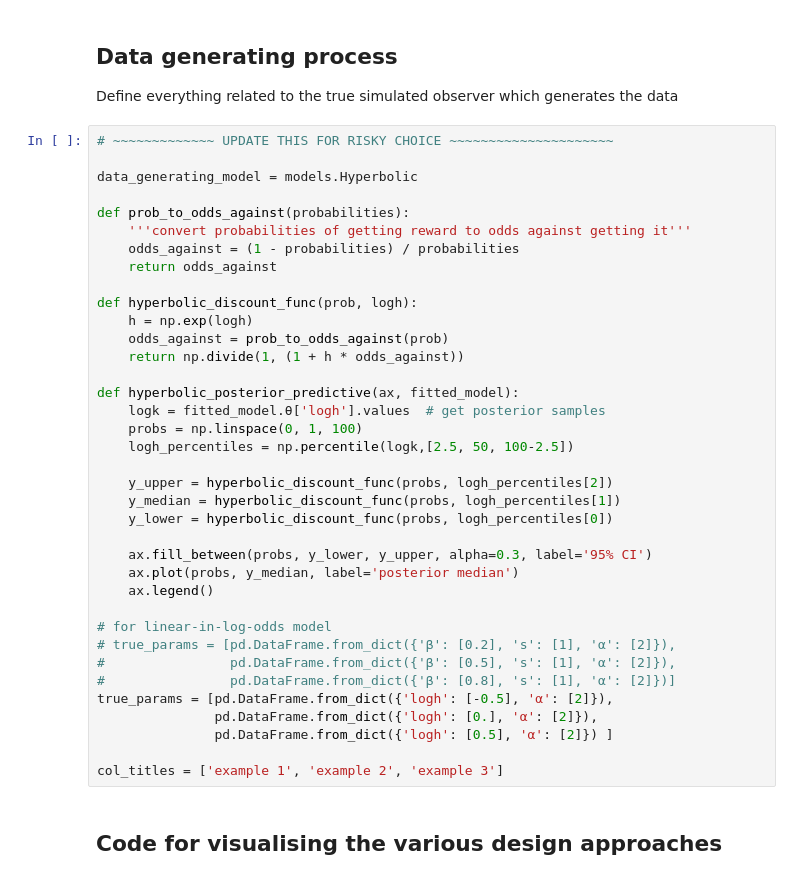
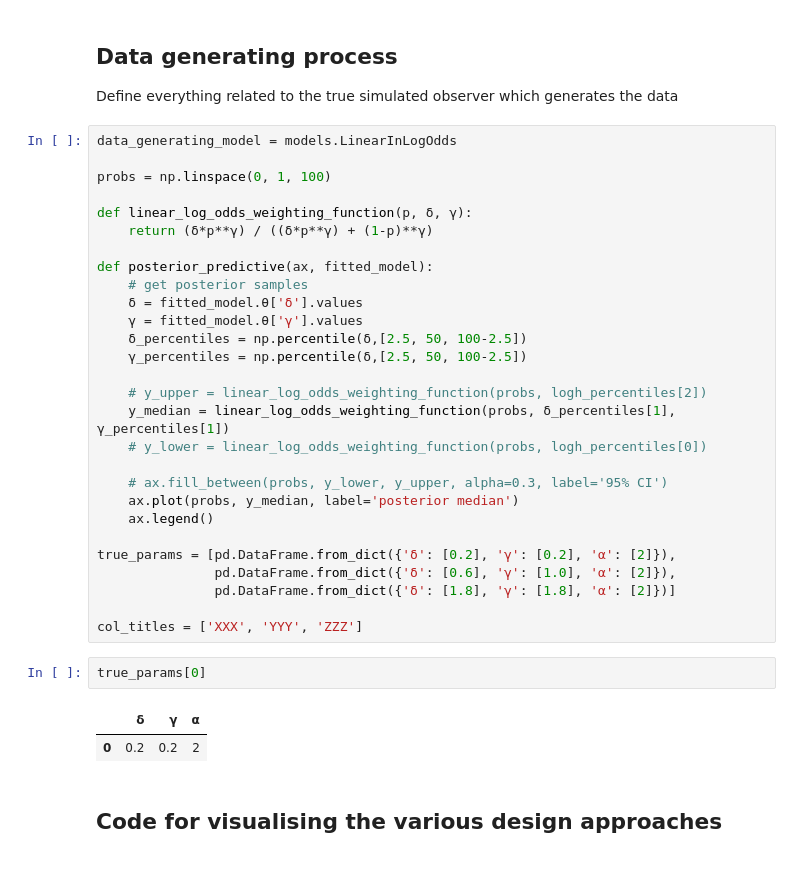
Before and after one commit to drbenvincent/darc_toolbox, a Jupyter notebook: dev/risky choice demo.ipynb, the cells around one changed output. Drawn from its saved outputs; the diff is of its cells as text.

```diff
--- a/dev/risky choice demo.ipynb
+++ b/dev/risky choice demo.ipynb
@@ -22,43 +22,39 @@ from matplotlib import gridspec
 # %% [markdown]
 ## Data generating process
 Define everything related to the true simulated observer which generates the data
-# %%
-# ~~~~~~~~~~~~~ UPDATE THIS FOR RISKY CHOICE ~~~~~~~~~~~~~~~~~~~~~
-
-data_generating_model = models.Hyperbolic
-
-def prob_to_odds_against(probabilities):
-    '''convert probabilities of getting reward to odds against getting it'''
-    odds_against = (1 - probabilities) / probabilities
-    return odds_against
-
-def hyperbolic_discount_func(prob, logh):
-    h = np.exp(logh)
-    odds_against = prob_to_odds_against(prob)
-    return np.divide(1, (1 + h * odds_against))
-
-def hyperbolic_posterior_predictive(ax, fitted_model):
-    logk = fitted_model.θ['logh'].values  # get posterior samples
-    probs = np.linspace(0, 1, 100)
-    logh_percentiles = np.percentile(logk,[2.5, 50, 100-2.5])
-
-    y_upper = hyperbolic_discount_func(probs, logh_percentiles[2])
-    y_median = hyperbolic_discount_func(probs, logh_percentiles[1])
-    y_lower = hyperbolic_discount_func(probs, logh_percentiles[0])
-
-    ax.fill_between(probs, y_lower, y_upper, alpha=0.3, label='95% CI')
-    ax.plot(probs, y_median, label='posterior median')
-    ax.legend()
-
-# for linear-in-log-odds model
-# true_params = [pd.DataFrame.from_dict({'β': [0.2], 's': [1], 'α': [2]}),
-#                pd.DataFrame.from_dict({'β': [0.5], 's': [1], 'α': [2]}),
-#                pd.DataFrame.from_dict({'β': [0.8], 's': [1], 'α': [2]})]
-true_params = [pd.DataFrame.from_dict({'logh': [-0.5], 'α': [2]}),
-               pd.DataFrame.from_dict({'logh': [0.], 'α': [2]}),
-               pd.DataFrame.from_dict({'logh': [0.5], 'α': [2]}) ]
-
-col_titles = ['example 1', 'example 2', 'example 3']
+# %%
+data_generating_model = models.LinearInLogOdds
+
+probs = np.linspace(0, 1, 100)
+
+def linear_log_odds_weighting_function(p, δ, γ):
+    return (δ*p**γ) / ((δ*p**γ) + (1-p)**γ)
+
+def posterior_predictive(ax, fitted_model):
+    # get posterior samples
+    δ = fitted_model.θ['δ'].values
+    γ = fitted_model.θ['γ'].values
+    δ_percentiles = np.percentile(δ,[2.5, 50, 100-2.5])
+    γ_percentiles = np.percentile(δ,[2.5, 50, 100-2.5])
+
+    # y_upper = linear_log_odds_weighting_function(probs, logh_percentiles[2])
+    y_median = linear_log_odds_weighting_function(probs, δ_percentiles[1], γ_percentiles[1])
+    # y_lower = linear_log_odds_weighting_function(probs, logh_percentiles[0])
+
+    # ax.fill_between(probs, y_lower, y_upper, alpha=0.3, label='95% CI')
+    ax.plot(probs, y_median, label='posterior median')
+    ax.legend()
+
+true_params = [pd.DataFrame.from_dict({'δ': [0.2], 'γ': [0.2], 'α': [2]}),
+               pd.DataFrame.from_dict({'δ': [0.6], 'γ': [1.0], 'α': [2]}),
+               pd.DataFrame.from_dict({'δ': [1.8], 'γ': [1.8], 'α': [2]})]
+
+col_titles = ['XXX', 'YYY', 'ZZZ']
+# %%
+true_params[0]
+# %% [output]
+|  | δ | γ | α |
+| 0 | 0.2 | 0.2 | 2 |
 # %% [markdown]
 ## Code for visualising the various design approaches
 # %% [markdown]
```
Also changed, not shown: parts of 9 cells of this notebook, 9 other files.
